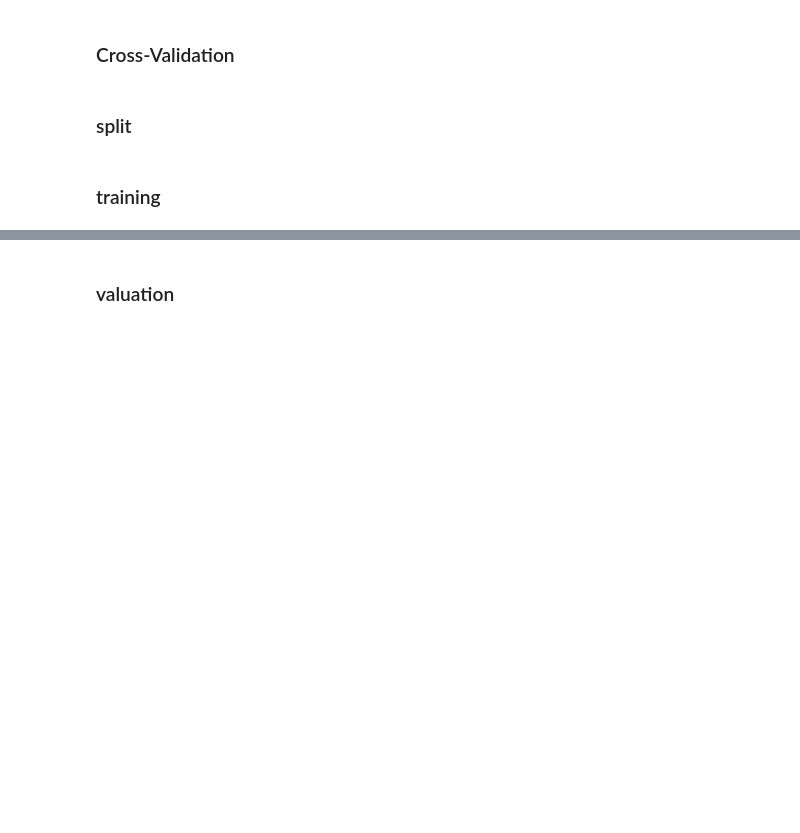
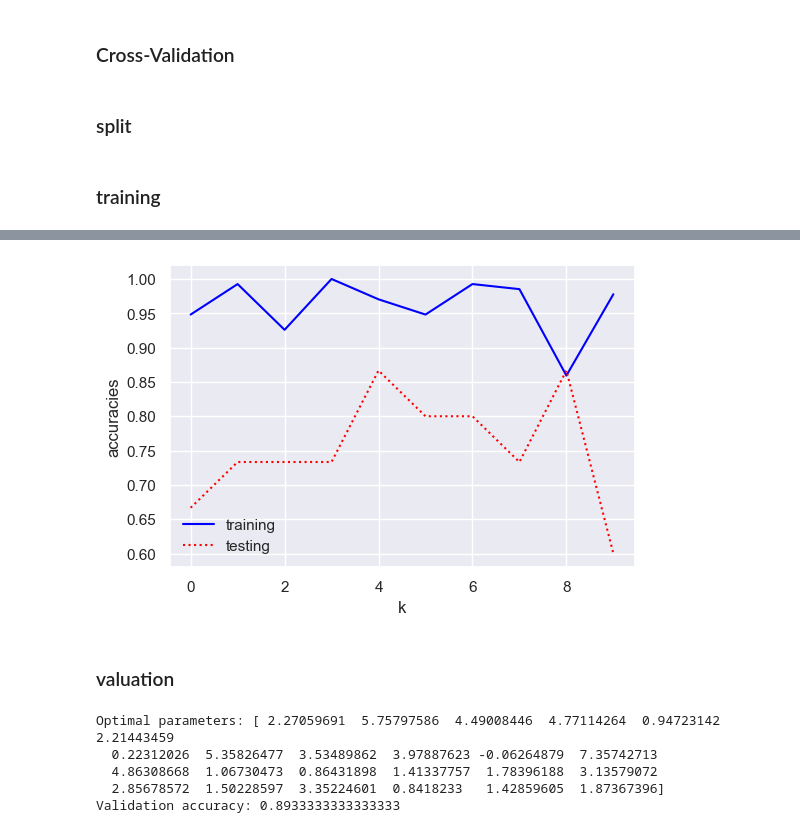
Before and after one commit to Roman20022002/QPQC_Project, a Jupyter notebook: n_qubits_QVC_Breast_Cancer.ipynb, the cells around one changed output, grey strips where cells are left out. Saved outputs shown, nothing was run; the diff lists cells and outputs as text; code cells hidden in the pictures; blank space fills up the shorter version.

Commit message:
results 100

```diff
--- a/n_qubits_QVC_Breast_Cancer.ipynb
+++ b/n_qubits_QVC_Breast_Cancer.ipynb
@@ -332,23 +274,11 @@ print('Testing accuracy: '+ str(accuracy_test))
-# %%
-tmp = []
-for i in range(0, len(h_test)):
-    if h_test[i] == 1:
-        tmp.append(0)
-    else:
-        tmp.append(1)
-
-skplt.metrics.plot_confusion_matrix(y_test, tmp, normalize=True, title = 'Moons (before cross-validation)');
 # %% [markdown]
 ### Cross-Validation
 # %% [markdown]
 ### split
 # %%
-k = 4
-assert n_samples%k == 0 #check whether k is a divisor of n_samples
-ele_per_split = int(n_samples/k)
-#for i in range(k):
-    #k_X_train, k_X_test, k_y_train, k_y_test = k_fold_split(X, y, ele_per_split, i)
-    #print(k_X_train.shape, k_X_test.shape, k_y_train.shape, k_y_test.shape)
+k = 10
+assert len(X)%k == 0
+ele_per_split = int(len(X)/k)
 # %% [markdown]
 ### training
 # %%
@@ -360,33 +290,27 @@ k_testing_accuracies = []
 for i in tqdm(range(k)):
 
     k_X_train, k_X_test, k_y_train, k_y_test = k_fold_split(X, y, ele_per_split, i)
+    k_X_train, k_X_test, k_y_train, k_y_test = PCA(k_X_train, k_X_test, k_y_train, k_y_test, n_dimensions)
 
     objective_function = lambda theta: MSE_loss(theta, k_X_train, k_y_train)
     optimizer = COBYLA(maxiter=100)
 
-    theta_opt = optimizer.minimize(objective_function, theta).x
+    k_theta_opt = optimizer.minimize(objective_function, theta).x
 
-    k_thetas.append(theta_opt)
+    k_thetas.append(k_theta_opt)
 
     k_train_predictions = np.zeros(len(k_y_train))
     for j in range(0, len(k_y_train)):
-        k_train_predictions[j] = h(k_X_train[j], theta_opt, n, d, shots)
+        k_train_predictions[j] = h(k_X_train[j], k_theta_opt, n, d, shots)
 
     k_test_predictions = np.zeros(len(k_y_test))
     for j in range(0, len(k_y_test)):
-        k_test_predictions[j] = h(k_X_test[j], theta_opt, n, d, shots)
+        k_test_predictions[j] = h(k_X_test[j], k_theta_opt, n, d, shots)
 
     k_train_result = 1 - ( (np.abs(sum(2*k_y_train-1-k_train_predictions))/2) / len(k_y_train) )
     k_test_result = 1 - ( (np.abs(sum(2*k_y_test-1-k_test_predictions)/2)) / len(k_y_test) )
     k_training_accuracies.append(k_train_result)
     k_testing_accuracies.append(k_test_result)
-
-    '''
-    print("Split: ", i+1)
-    print("Optimal parameters: "+ str(theta_opt))
-    print("Training accuracy: " + str(k_train_result))
-    print("Testing accuracy: "+ str(k_test_result))
-    '''
 # %%
 print('Training accuracies: '+ str(k_training_accuracies))
 print('Training mean: '+ str(np.mean(k_training_accuracies)))
@@ -395,37 +324,40 @@ print('Testing mean: '+ str(np.mean(k_testing_accuracies)))
 # %%
 plt.plot(k_training_accuracies, color='blue', label='training')
 plt.plot(k_testing_accuracies, color='red', linestyle=':',label='testing')
 plt.xlabel('k')
-plt.ylabel('accuracies (%)')
+plt.ylabel('accuracies')
 plt.legend(loc=0, frameon=False)
+plt.savefig('BC_plot2.pdf')
 plt.show()
+# %% [output]
+[figure, added]
 # %% [markdown]
 ### valuation
 # %%
-#theta_opt_avg = np.mean(k_thetas, axis=1)
 max_testing_accuracy = max(k_testing_accuracies)
 index = k_testing_accuracies.index(max_testing_accuracy)
-theta_opt = k_thetas[index]
+k_theta_opt = k_thetas[index]
 
-X_val, y_val = make_moons(n_samples//k, noise=0.3)
+dataset = load_breast_cancer()
+X_val = dataset.data[:-419]
+y_val = dataset.target[:-419]
 
-'''
-tmp = []
-for i in range(0, len(y_val)):
-    if y_val[i] == 0:
-        tmp.append(-1)
-    else:
-        tmp.append(1)
-'''
+X_val, y_val = PCA2(X_val, y_val, n_dimensions)
 
 h_val = np.zeros(len(y_val))
 for i in range(0, len(y_val)):
-    h_val[i] = h(X_val[i], theta_opt, n, d, shots)
+    h_val[i] = h(X_val[i], k_theta_opt, n, d, shots)
 
 validation_accuracy = 1 - ( (np.abs(sum(2*y_val-1-h_val))/2) / len(y_val) )
 
-print("Optimal average parameters: "+ str(theta_opt))
+print("Optimal parameters: "+ str(k_theta_opt))
 print("Validation accuracy: "+ str(validation_accuracy))
+# %% [output]
+Optimal parameters: [ 2.27059691  5.75797586  4.49008446  4.77114264  0.94723142  2.21443459
+  0.22312026  5.35826477  3.53489862  3.97887623 -0.06264879  7.35742713
+  4.86308668  1.06730473  0.86431898  1.41337757  1.78396188  3.13579072
+  2.85678572  1.50228597  3.35224601  0.8418233   1.42859605  1.87367396]
+Validation accuracy: 0.8933333333333333
 # %%
 tmp = []
 for i in range(0, len(h_val)):
```
Also changed, not shown: parts of 19 cells of this notebook.
